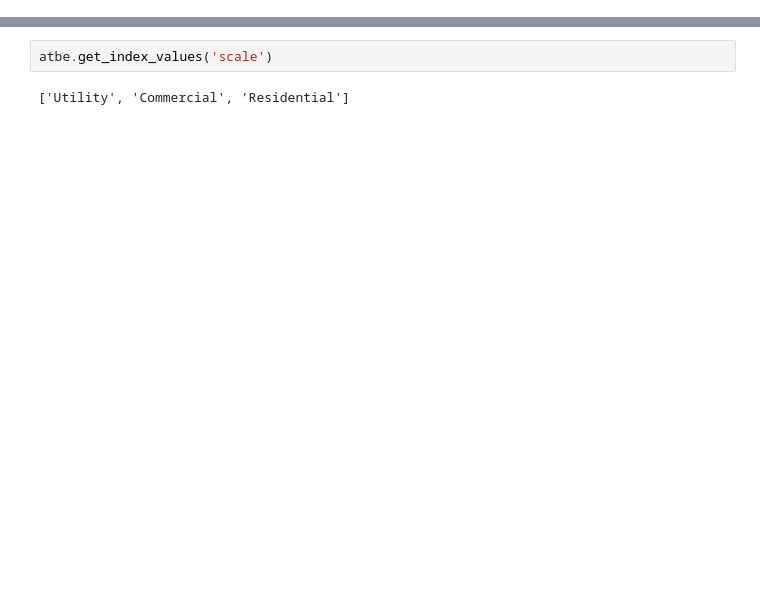
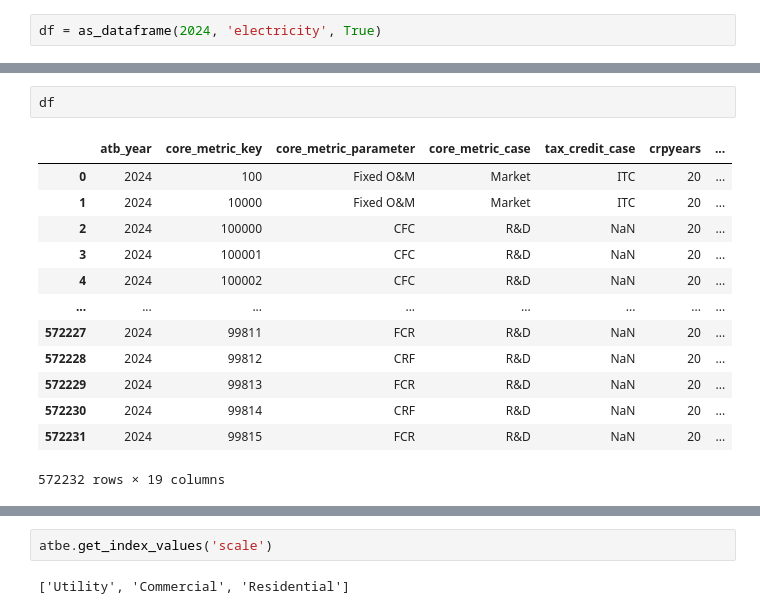
Before and after one commit to ucsusa/2024-kansas-city-analysis, a Jupyter notebook: notebooks/07-nrel-atb.ipynb, the cells around one changed output, grey strips where cells are left out. Drawn from its saved outputs; the diff is of its cells as text; blank space fills up the shorter version.

```diff
--- a/notebooks/07-nrel-atb.ipynb
+++ b/notebooks/07-nrel-atb.ipynb
@@ -4,0 +5,2 @@ from nrelpy.atb import ATBe
+# %%
+df = as_dataframe(2024, 'electricity', True)
@@ -5 +16,17 @@ from nrelpy.atb import ATBe
+# %%
+df
+# %% [output]
+|  | atb_year | core_metric_key | core_metric_parameter | core_metric_case | tax_credit_case | crpyears | ... |
+| 0 | 2024 | 100 | Fixed O&M | Market | ITC | 20 | ... |
+| 1 | 2024 | 10000 | Fixed O&M | Market | ITC | 20 | ... |
+| 2 | 2024 | 100000 | CFC | R&D | NaN | 20 | ... |
+| 3 | 2024 | 100001 | CFC | R&D | NaN | 20 | ... |
+| 4 | 2024 | 100002 | CFC | R&D | NaN | 20 | ... |
+| ... | ... | ... | ... | ... | ... | ... | ... |
+| 572227 | 2024 | 99811 | FCR | R&D | NaN | 20 | ... |
+| 572228 | 2024 | 99812 | CRF | R&D | NaN | 20 | ... |
+| 572229 | 2024 | 99813 | FCR | R&D | NaN | 20 | ... |
+| 572230 | 2024 | 99814 | CRF | R&D | NaN | 20 | ... |
+| 572231 | 2024 | 99815 | FCR | R&D | NaN | 20 | ... |
+572232 rows × 19 columns
 # %%
```
Also changed, not shown: parts of 17 cells of this notebook, 8 other files.
